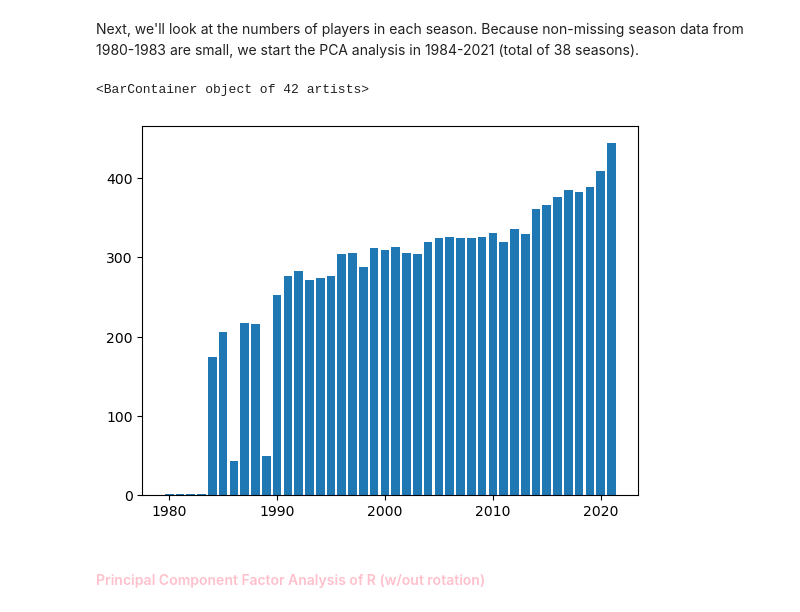
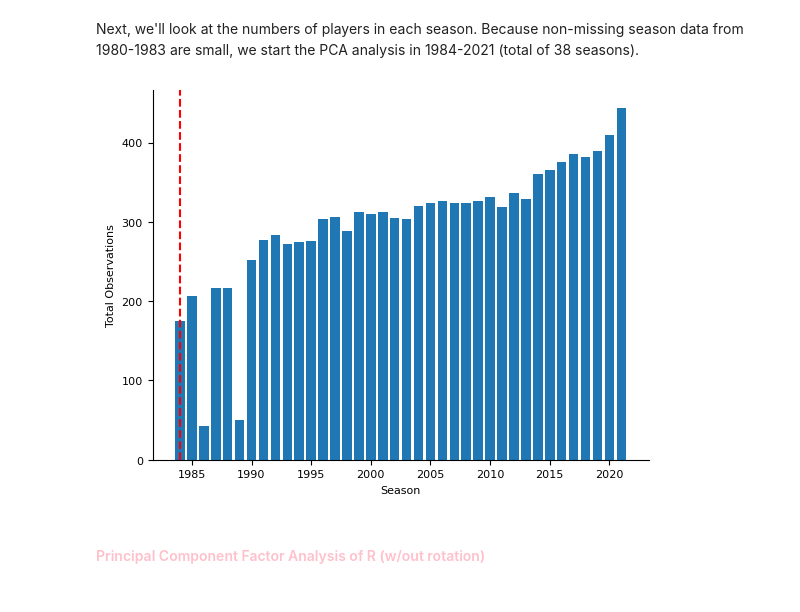
Before and after one commit to najuzilu/math-652-final-project, a Jupyter notebook: analyses/pca.ipynb, the cells around one changed output. Drawn from its saved outputs; the diff is of its cells as text; code cells hidden in the pictures.

Commit message:
:ok_hand: gen new graphs for paper

```diff
--- a/analyses/pca.ipynb
+++ b/analyses/pca.ipynb
@@ -104,10 +119,18 @@ Next, we'll look at the numbers of players in each season. Because non-missing s
 # %%
 x = [name for name, _ in player_df.groupby("season")]
 y = [group.shape[0] for _, group in player_df.groupby("season")]
-plt.bar(x, y)
+fig, ax = plt.subplots()
+ax.bar(x, y)
+plt.xlabel("Season", fontsize=8)
+plt.ylabel("Total Observations", fontsize=8)
+ax.spines['right'].set_visible(False)
+ax.spines['top'].set_visible(False)
+plt.xticks(fontsize=8)
+plt.yticks(fontsize=8)
+ax.axvline(x=1984, color='r', linestyle="--")
+plt.show()
 # %% [output]
-<BarContainer object of 42 artists>
-[figure, old version]
+[figure, new version]
 # %%
 # keep seasons >= 1984
 player_df = player_df[player_df.season >= 1984]
```
Also changed, not shown: parts of 5 cells of this notebook, 2 other files.
